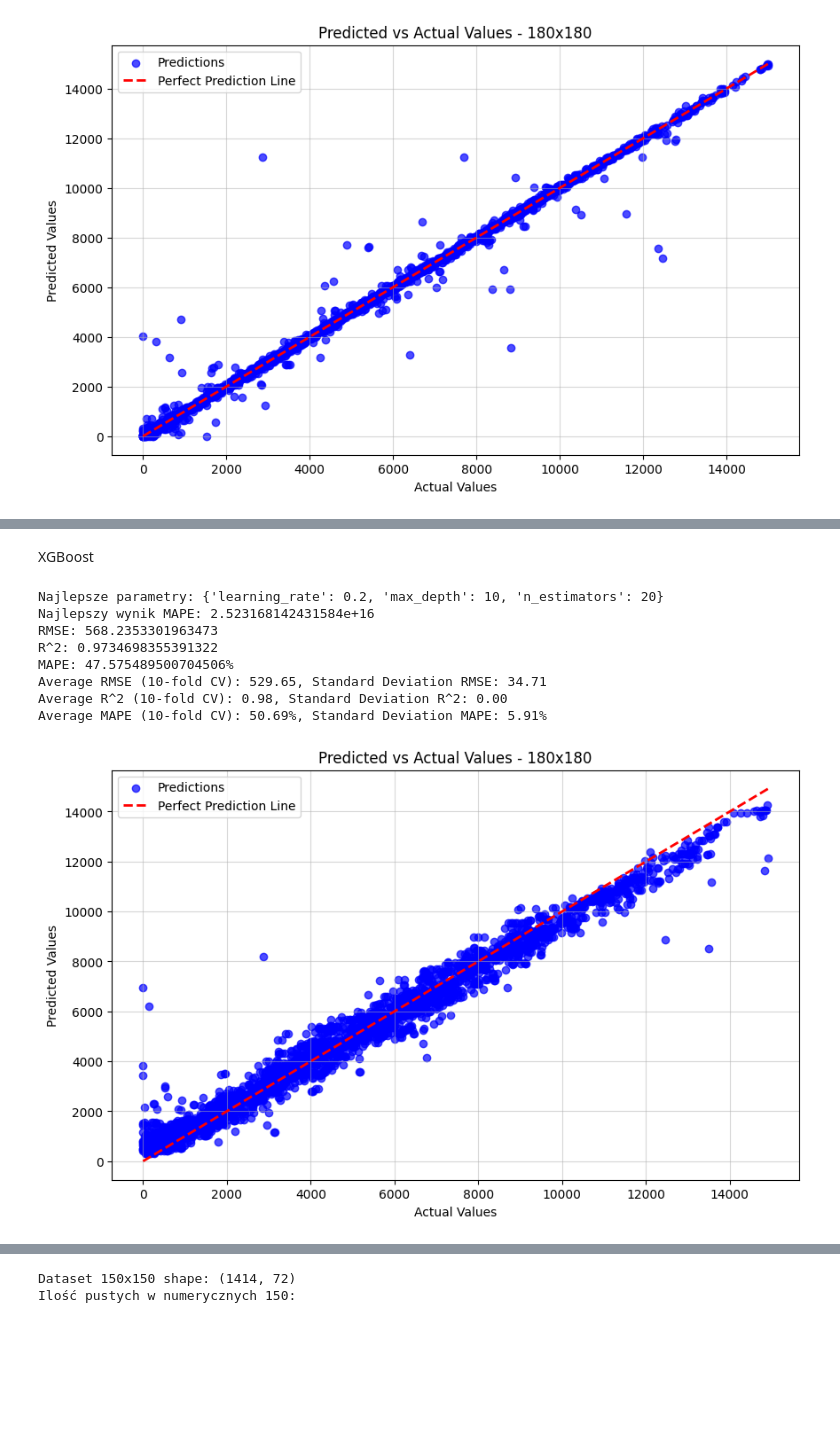
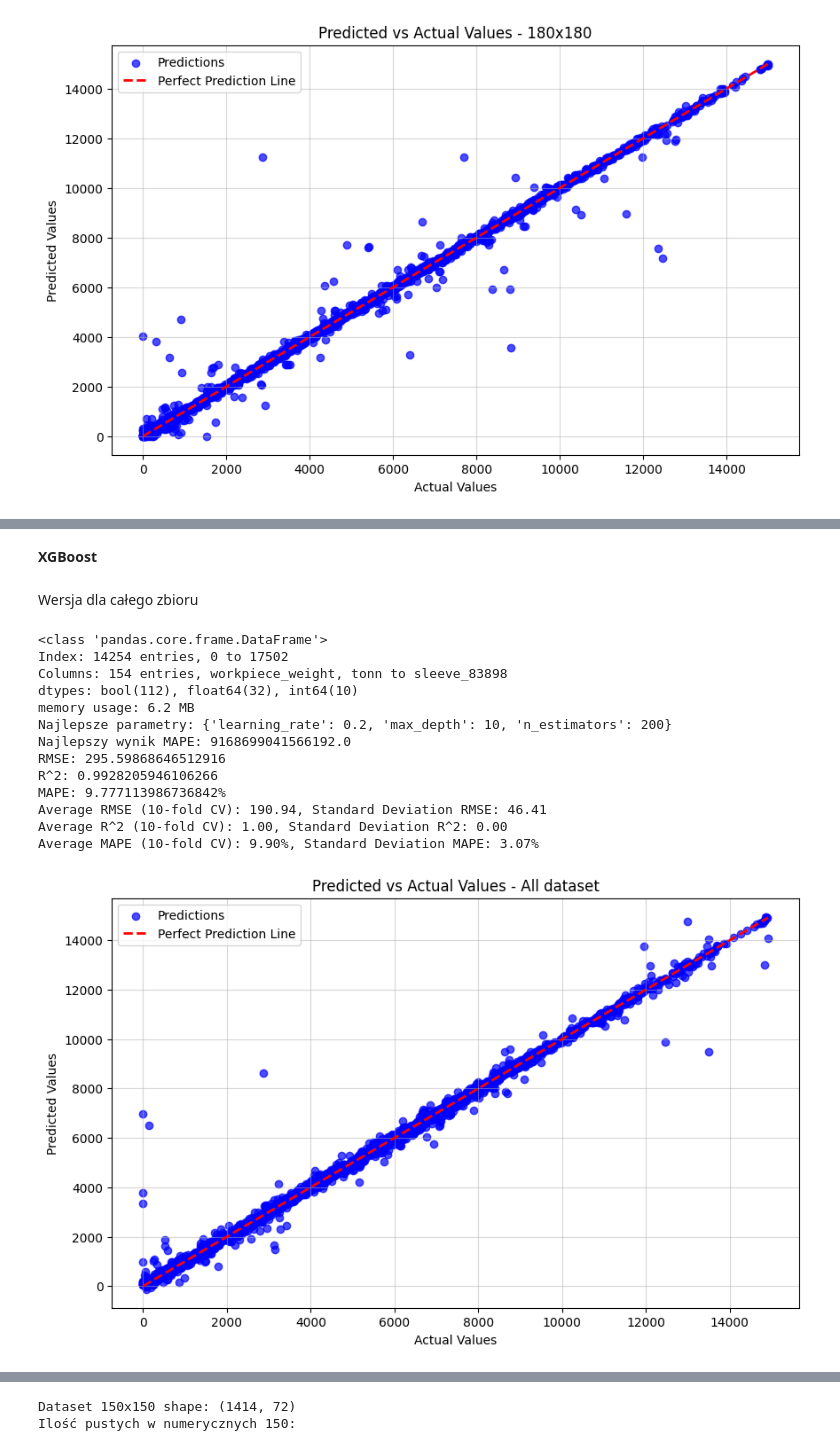
Before and after one commit to marus03/Engineer-s-Thesis, a Jupyter notebook: Untitled.ipynb, the cells around one changed output, grey strips where cells are left out. Saved outputs shown, nothing was run; the diff lists cells and outputs as text; code cells hidden in the pictures; blank space fills up the shorter version.

```diff
--- a/Untitled.ipynb
+++ b/Untitled.ipynb
@@ -72,6 +66,8 @@ dtype: float64
 # %% [markdown]
 Brakujące wartości Na podstawie zawartej informacji o % udziale pustych wartości w kolumnach możemy podjąć decyzję o usunięciu następujących kolumn: a) residuals_grab2, tonn b) technical_trim, tonn c) Sn, % d) Ce, % Ponaddto usunąć możemy dane zawierające datę, ponieważ zakładamy że zachowana została zasada i.i.d. (Independent and identically distributed), co oznacza, że nasze dany były zbierane w niezmieniających się warunkach i kolejnośc ich występowania nie ma dla nas znaczenia. a) date b) time_temperature_measurement1 c) time_temperature_measurement d)sample_time_continuous_caster 2 Na koniec usuwamy wiersze, gdzie wartości z kolumny RUL są puste (nie możemy uzupełnić kolumny z wartościami objaśnianymi) oraz wiersze, gdzie brakujące wartości występują w kolumnach "kind" oraz "quantity", ponieważ są to istotne kolumny dla naszej analizy, opisują ilość oraz rodzaj stali.
 # %%
-data = data.drop(["sample_time_continuous_caster", "residuals_grab2, tonn", "technical_trim, tonn", "Sn, %", "Ce, %", "date", "time_temperature_measurement1", "time_temperature_measurement2", "slag_weight_close_grab1, tonn"], axis="columns")
+data = data.drop(["sample_time_continuous_caster", "residuals_grab2, tonn",
+                  "technical_trim, tonn", "Sn, %", "Ce, %", "date", "time_temperature_measurement1",
+                  "time_temperature_measurement2", "slag_weight_close_grab1, tonn"], axis="columns")
 # %%
 data = data.dropna(subset=['RUL'])
@@ -777,7 +543,7 @@ X_train, X_test, y_train, y_test = train_test_split(X, y, test_size=0.2, random_
 
 # Parametry do przetestowania w GridSearch
 param_grid = {
-    'n_estimators': [10, 20],            # Liczba drzew
+    'n_estimators': [100, 200],            # Liczba drzew
     'max_depth': [10, 20, 30],             # Maksymalna głębokość drzewa
     'min_samples_leaf': [1, 2, 5, 10]      # Minimalna liczba próbek w liściu
 }
@@ -831,18 +597,15 @@ print(f"Average MAPE (10-fold CV): {np.mean(np.abs(mape_scores)):.2f}%, Standard
 # Rysowanie wykresu Predykcja vs Rzeczywiste wartości
 plt.figure(figsize=(10, 6))
 
-# Scatter plot
 plt.scatter(y_test, y_pred, alpha=0.7, color='blue', label='Predictions')
 plt.plot([y_test.min(), y_test.max()], [y_test.min(), y_test.max()], color='red', linestyle='--', linewidth=2, label='Perfect Prediction Line')
 
-# Adding labels and title
 plt.title("Predicted vs Actual Values - All dataset")
 plt.xlabel("Actual Values")
 plt.ylabel("Predicted Values")
 plt.legend()
 plt.grid(alpha=0.5)
 
-# Display plot
 plt.show()
 # %% [output]
 <class 'pandas.core.frame.DataFrame'>
@@ -862,10 +817,15 @@ Average MAPE (10-fold CV): 11.15%, Standard Deviation MAPE: 3.19%
 # %% [markdown]
-XGBoost
+**XGBoost**
+# %% [markdown]
+Wersja dla całego zbioru
 # %%
 from sklearn.model_selection import train_test_split, cross_val_score, KFold, GridSearchCV
 from sklearn.ensemble import RandomForestRegressor
 from xgboost import XGBRegressor
 from sklearn.metrics import mean_squared_error, make_scorer, r2_score
+
+data_encoded = pd.get_dummies(data)
+data_encoded.info()
 
 # Funkcja do obliczenia MAPE
 def mape(y_true, y_pred):
@@ -886,7 +846,7 @@ model = XGBRegressor(objective='reg:squarederror', random_state=42)
 
 # Parametry do przetestowania w GridSearch dla wybranego modelu (tutaj XGBoost)
 param_grid = {
-    'n_estimators': [10, 20],
+    'n_estimators': [100, 200],
     'max_depth': [3, 5, 10],
     'learning_rate': [0.01, 0.1, 0.2]
 }
@@ -924,39 +884,44 @@ kf = KFold(n_splits=10, shuffle=True, random_state=42)
 rmse_scorer = make_scorer(root_mean_squared_error, greater_is_better=False)
 mape_scorer = make_scorer(mape, greater_is_better=False)
 
 # Wyniki kroswalidacji dla najlepszego modelu
 rmse_scores = cross_val_score(best_model, X, y, cv=kf, scoring=rmse_scorer)
 print(f"Average RMSE (10-fold CV): {np.mean(np.abs(rmse_scores)):.2f}, Standard Deviation RMSE: {np.std(rmse_scores):.2f}")
 
 r2_scores = cross_val_score(best_model, X, y, cv=kf, scoring='r2')
 print(f"Average R^2 (10-fold CV): {np.mean(r2_scores):.2f}, Standard Deviation R^2: {np.std(r2_scores):.2f}")
 
 mape_scores = cross_val_score(best_model, X, y, cv=kf, scoring=mape_scorer)
 print(f"Average MAPE (10-fold CV): {np.mean(np.abs(mape_scores)):.2f}%, Standard Deviation MAPE: {np.std(mape_scores):.2f}%")
 
 # Rysowanie wykresu Predykcja vs Rzeczywiste wartości
 plt.figure(figsize=(10, 6))
 
 # Scatter plot
 plt.scatter(y_test, y_pred, alpha=0.7, color='blue', label='Predictions')
 plt.plot([y_test.min(), y_test.max()], [y_test.min(), y_test.max()], color='red', linestyle='--', linewidth=2, label='Perfect Prediction Line')
 
 # Adding labels and title
 plt.title("Predicted vs Actual Values - All dataset")
 plt.xlabel("Actual Values")
 plt.ylabel("Predicted Values")
 plt.legend()
 plt.grid(alpha=0.5)
 
 # Display plot
 plt.show()
 # %% [output]
-Najlepsze parametry: {'learning_rate': 0.2, 'max_depth': 10, 'n_estimators': 20}
-Najlepszy wynik MAPE: 2.523168142431584e+16
-RMSE: 568.2353301963473
-R^2: 0.9734698355391322
-MAPE: 47.575489500704506%
-Average RMSE (10-fold CV): 529.65, Standard Deviation RMSE: 34.71
-Average R^2 (10-fold CV): 0.98, Standard Deviation R^2: 0.00
-Average MAPE (10-fold CV): 50.69%, Standard Deviation MAPE: 5.91%
+<class 'pandas.core.frame.DataFrame'>
+Index: 14254 entries, 0 to 17502
+Columns: 154 entries, workpiece_weight, tonn to sleeve_83898
+dtypes: bool(112), float64(32), int64(10)
+memory usage: 6.2 MB
+Najlepsze parametry: {'learning_rate': 0.2, 'max_depth': 10, 'n_estimators': 200}
+Najlepszy wynik MAPE: 9168699041566192.0
+RMSE: 295.59868646512916
+R^2: 0.9928205946106266
+MAPE: 9.777113986736842%
+Average RMSE (10-fold CV): 190.94, Standard Deviation RMSE: 46.41
+Average R^2 (10-fold CV): 1.00, Standard Deviation R^2: 0.00
+Average MAPE (10-fold CV): 9.90%, Standard Deviation MAPE: 3.07%
-[figure, old version]
+[figure, new version]
```
Also changed, not shown: parts of 53 cells of this notebook.
